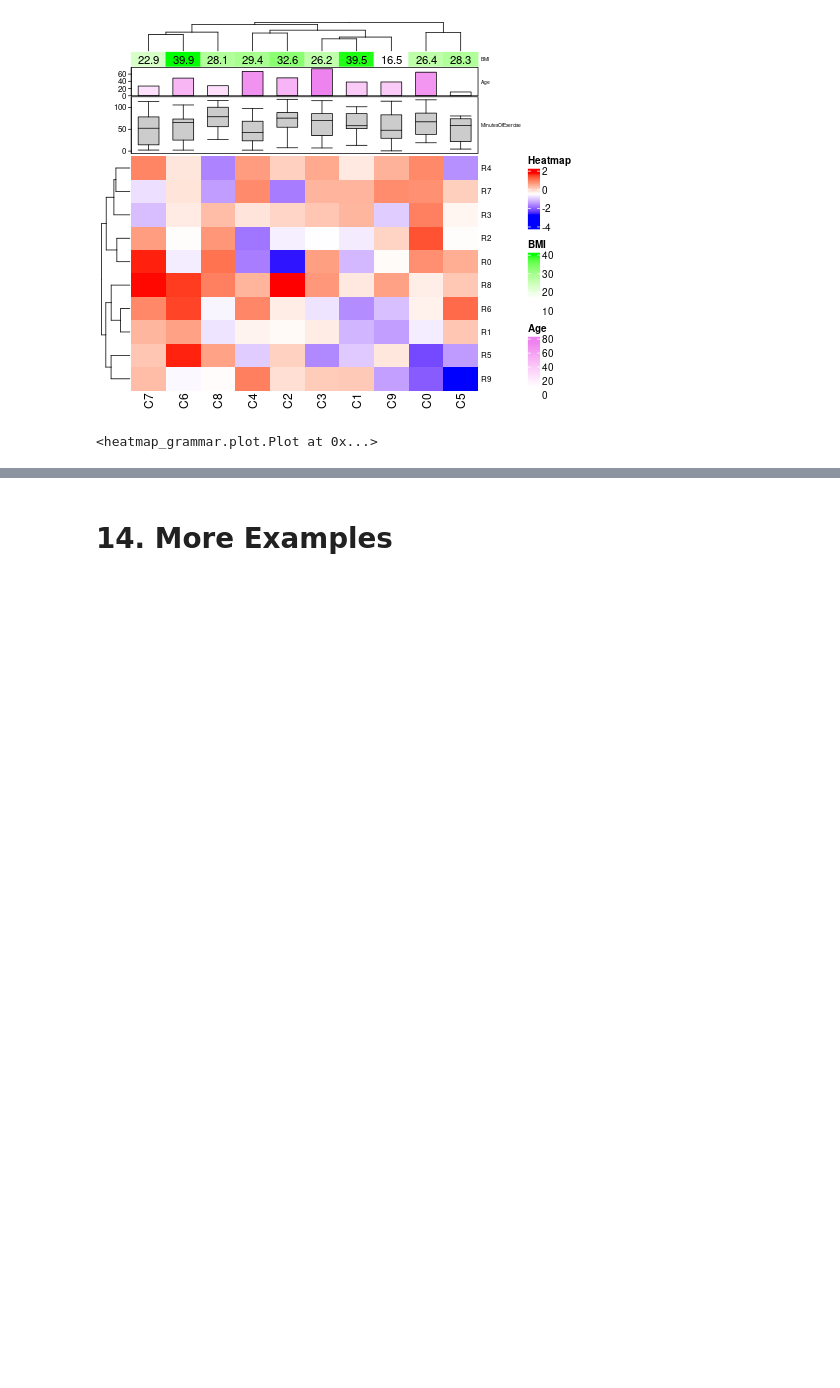
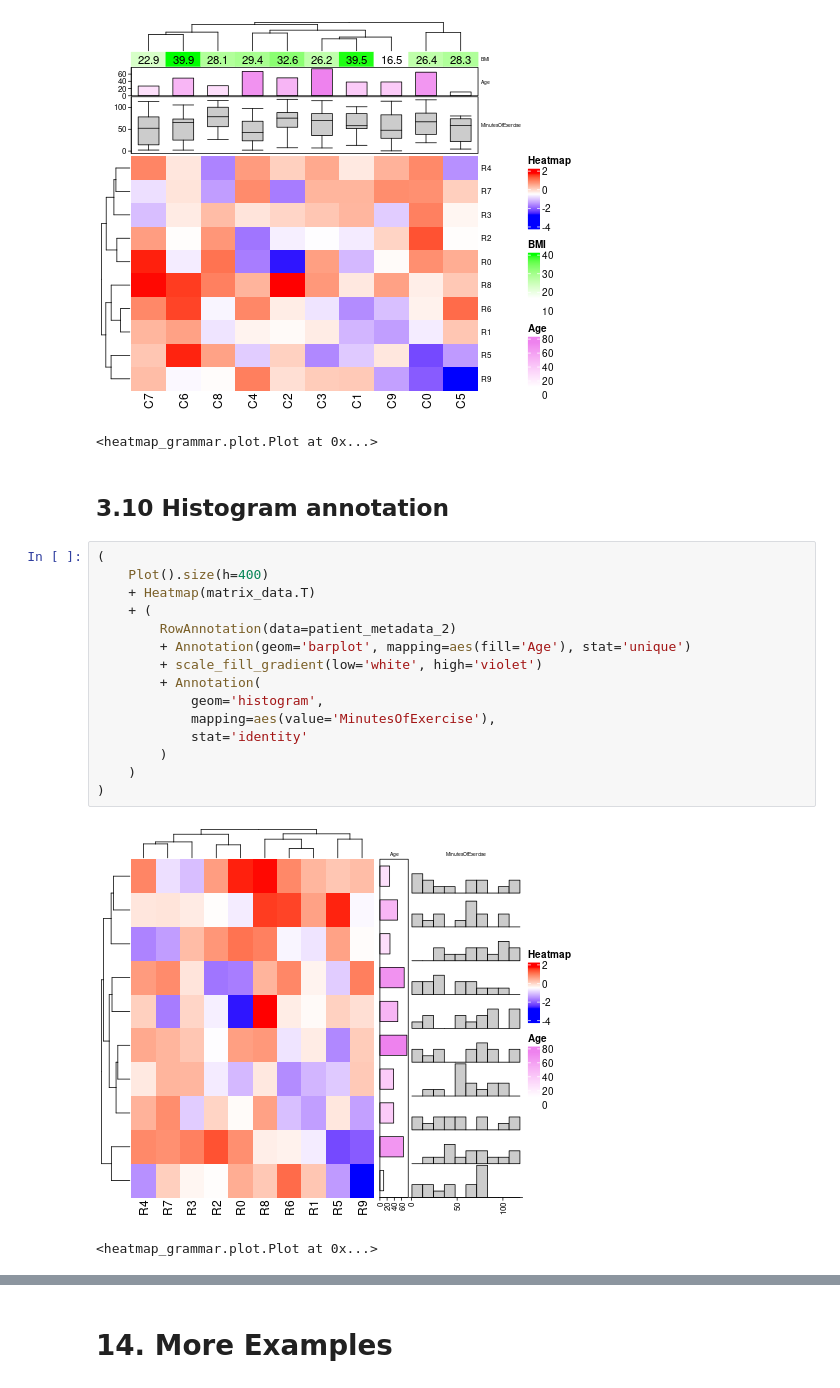
Before and after one commit to krassowski/rpy2-complex-heatmap-grammar, a Jupyter notebook: Examples.ipynb, the cells around one changed output, grey strips where cells are left out. Cells and saved outputs as stored; diff of their text form; blank space fills up the shorter version.

Commit message:
Add initial histogram and density examples

```diff
--- a/Examples.ipynb
+++ b/Examples.ipynb
@@ -538,3 +538,23 @@ patient_metadata_2.head(7)
 # %% [output]
 [figure]
 <heatmap_grammar.plot.Plot at 0x...>
+# %% [markdown]
+## 3.10 Histogram annotation
+# %%
+(
+    Plot().size(h=400)
+    + Heatmap(matrix_data.T)
+    + (
+        RowAnnotation(data=patient_metadata_2)
+        + Annotation(geom='barplot', mapping=aes(fill='Age'), stat='unique')
+        + scale_fill_gradient(low='white', high='violet')
+        + Annotation(
+            geom='histogram',
+            mapping=aes(value='MinutesOfExercise'),
+            stat='identity'
+        )
+    )
+)
+# %% [output]
+[figure, added]
+<heatmap_grammar.plot.Plot at 0x...>
```
Also changed, not shown: parts of 3 cells of this notebook.
